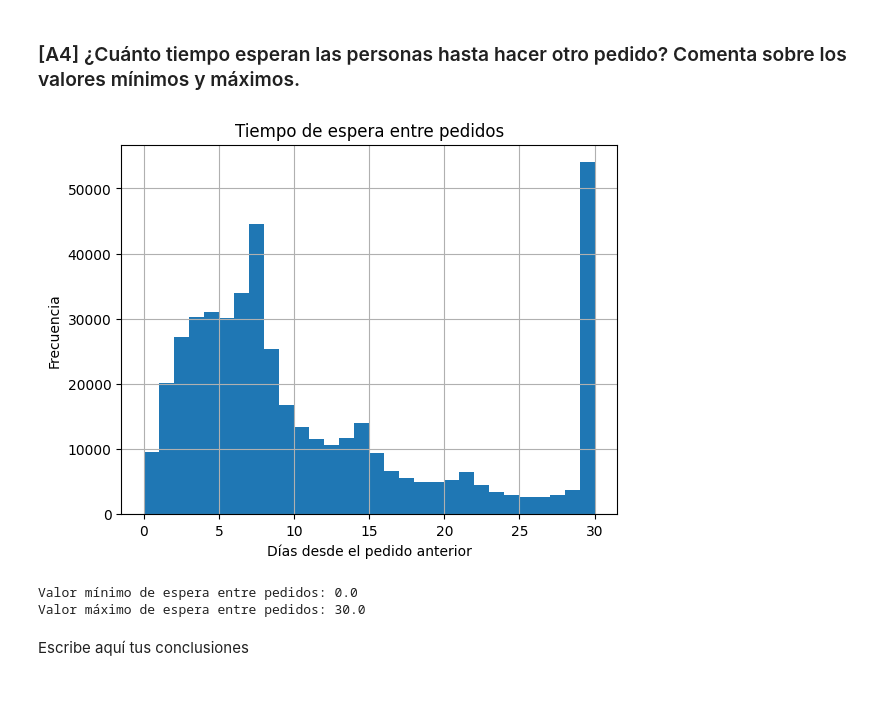
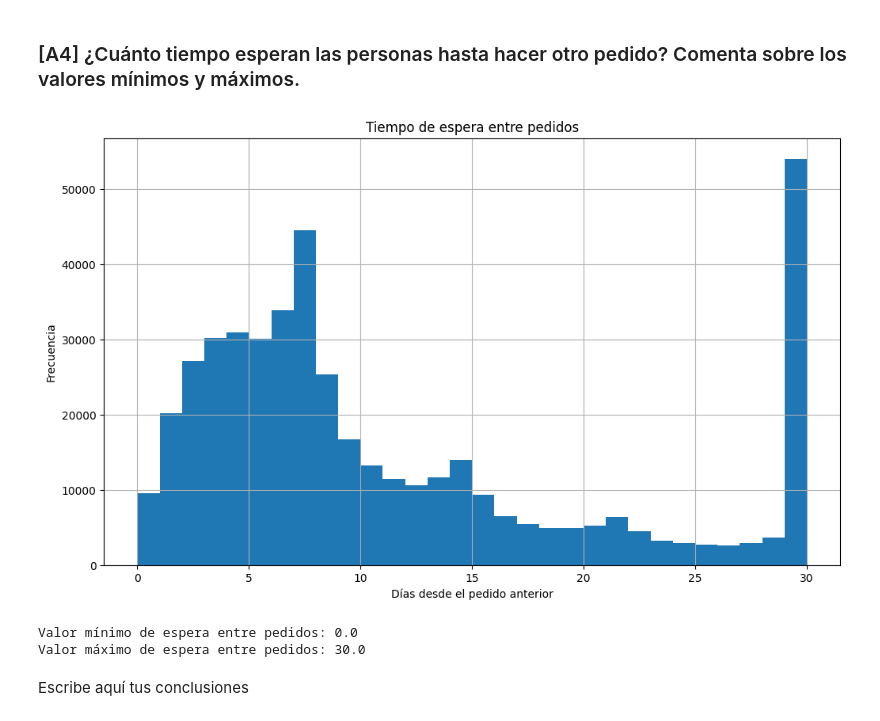
Before and after one commit to Davichobacter/data_science, a Jupyter notebook: notebook_sprint_4.ipynb, the cells around one changed output. Cells and saved outputs as stored; diff of their text form; code cells hidden in the pictures; blank space fills up the shorter version.

```diff
--- a/notebook_sprint_4.ipynb
+++ b/notebook_sprint_4.ipynb
@@ -572,26 +579,17 @@ Escribe aquí tus conclusiones
 # %% [markdown]
 ### [A4] ¿Cuánto tiempo esperan las personas hasta hacer otro pedido? Comenta sobre los valores mínimos y máximos.
 # %%
-# prompt: Crea un gráfico que muestre el tiempo que la gente espera hasta hacer su siguiente pedido, y comenta sobre los valores mínimos y máximos.
-
-import matplotlib.pyplot as plt
+plt.figure(figsize=(12, 7))
 prior_order_waiting_time = orders['days_since_prior_order'].hist(bins=30)
 plt.xlabel('Días desde el pedido anterior')
 plt.ylabel('Frecuencia')
 plt.title('Tiempo de espera entre pedidos')
 plt.show()
 
 print("Valor mínimo de espera entre pedidos:", orders['days_since_prior_order'].min())
 print("Valor máximo de espera entre pedidos:", orders['days_since_prior_order'].max())
-
-# Escribe aquí tus conclusiones
-# El gráfico de histograma muestra la distribución del tiempo que esperan las personas hasta hacer su siguiente pedido.
-# El valor mínimo es de 0, lo cual podría indicar pedidos hechos el mismo día o con un intervalo muy corto.
-# El valor máximo es de 30 días, lo que sugiere que algunos usuarios esperan hasta un mes para hacer un nuevo pedido.
-# La distribución muestra picos en ciertos días, lo que podría reflejar hábitos de compra semanales o mensuales.
-# También se observa una concentración de pedidos en intervalos de pocos días, lo que indica una frecuencia de compra relativamente alta para una parte de los usuarios.
 # %% [output]
-[figure, old version]
+[figure, new version]
 Valor mínimo de espera entre pedidos: 0.0
 Valor máximo de espera entre pedidos: 30.0
 # %% [markdown]
```
Also changed, not shown: parts of 16 cells of this notebook.
